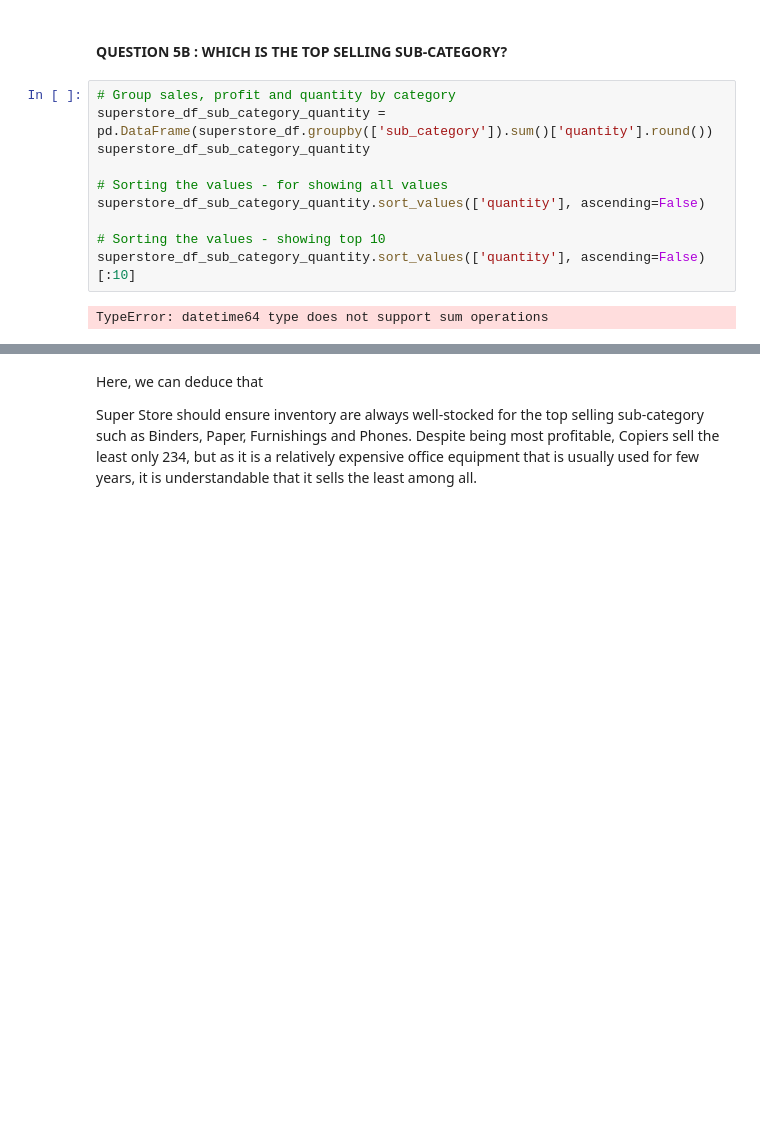
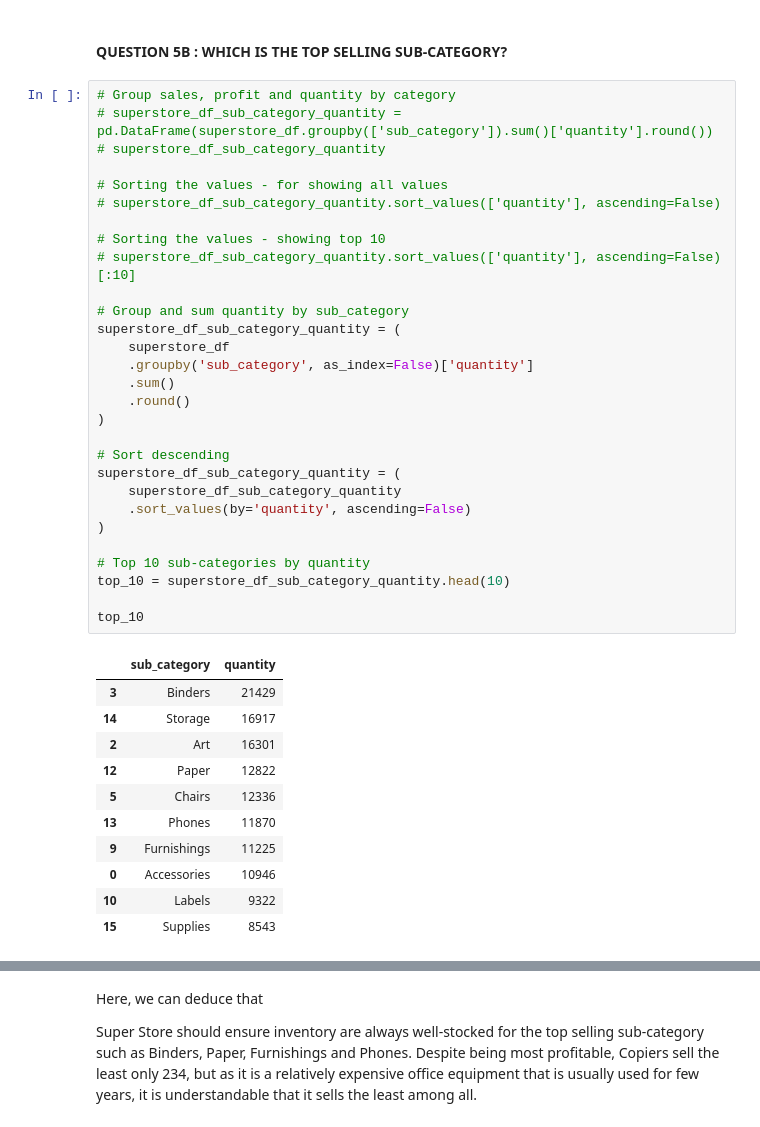
Before and after one commit to raikanwalrai/Tableau, a Jupyter notebook: 01_SalesAnalysis_02.ipynb, the cells around one changed output, grey strips where cells are left out. Cells and saved outputs as stored; diff of their text form; blank space fills up the shorter version.

```diff
--- a/01_SalesAnalysis_02.ipynb
+++ b/01_SalesAnalysis_02.ipynb
@@ -743,16 +743,45 @@ plt.show()
 <h4> QUESTION 5B :  WHICH IS THE TOP SELLING SUB-CATEGORY?
 # %%
 # Group sales, profit and quantity by category
-superstore_df_sub_category_quantity = pd.DataFrame(superstore_df.groupby(['sub_category']).sum()['quantity'].round())
-superstore_df_sub_category_quantity
+# superstore_df_sub_category_quantity = pd.DataFrame(superstore_df.groupby(['sub_category']).sum()['quantity'].round())
+# superstore_df_sub_category_quantity
 
 # Sorting the values - for showing all values
-superstore_df_sub_category_quantity.sort_values(['quantity'], ascending=False)
+# superstore_df_sub_category_quantity.sort_values(['quantity'], ascending=False)
 
 # Sorting the values - showing top 10
-superstore_df_sub_category_quantity.sort_values(['quantity'], ascending=False)[:10]
+# superstore_df_sub_category_quantity.sort_values(['quantity'], ascending=False)[:10]
+
+# Group and sum quantity by sub_category
+superstore_df_sub_category_quantity = (
+    superstore_df
+    .groupby('sub_category', as_index=False)['quantity']
+    .sum()
+    .round()
+)
+
+# Sort descending
+superstore_df_sub_category_quantity = (
+    superstore_df_sub_category_quantity
+    .sort_values(by='quantity', ascending=False)
+)
+
+# Top 10 sub-categories by quantity
+top_10 = superstore_df_sub_category_quantity.head(10)
+
+top_10
 # %% [output]
-TypeError: datetime64 type does not support sum operations
+|  | sub_category | quantity |
+| 3 | Binders | 21429 |
+| 14 | Storage | 16917 |
+| 2 | Art | 16301 |
+| 12 | Paper | 12822 |
+| 5 | Chairs | 12336 |
+| 13 | Phones | 11870 |
+| 9 | Furnishings | 11225 |
+| 0 | Accessories | 10946 |
+| 10 | Labels | 9322 |
+| 15 | Supplies | 8543 |
 # %%
 # Plot Bar Plot for Top Selling Sub-Category
 plt.figure(figsize=(10, 8))
```
Also changed, not shown: parts of 14 cells of this notebook.
